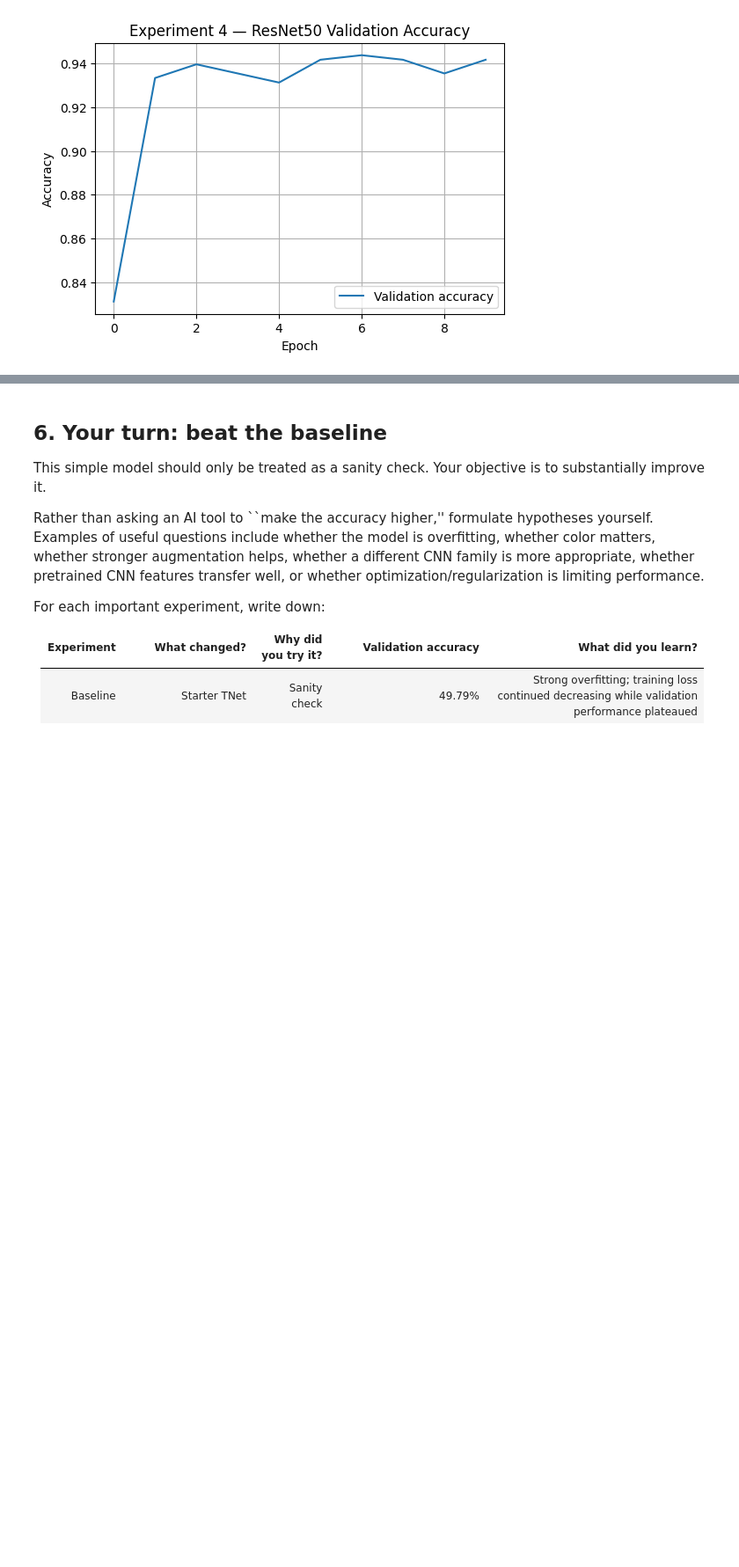
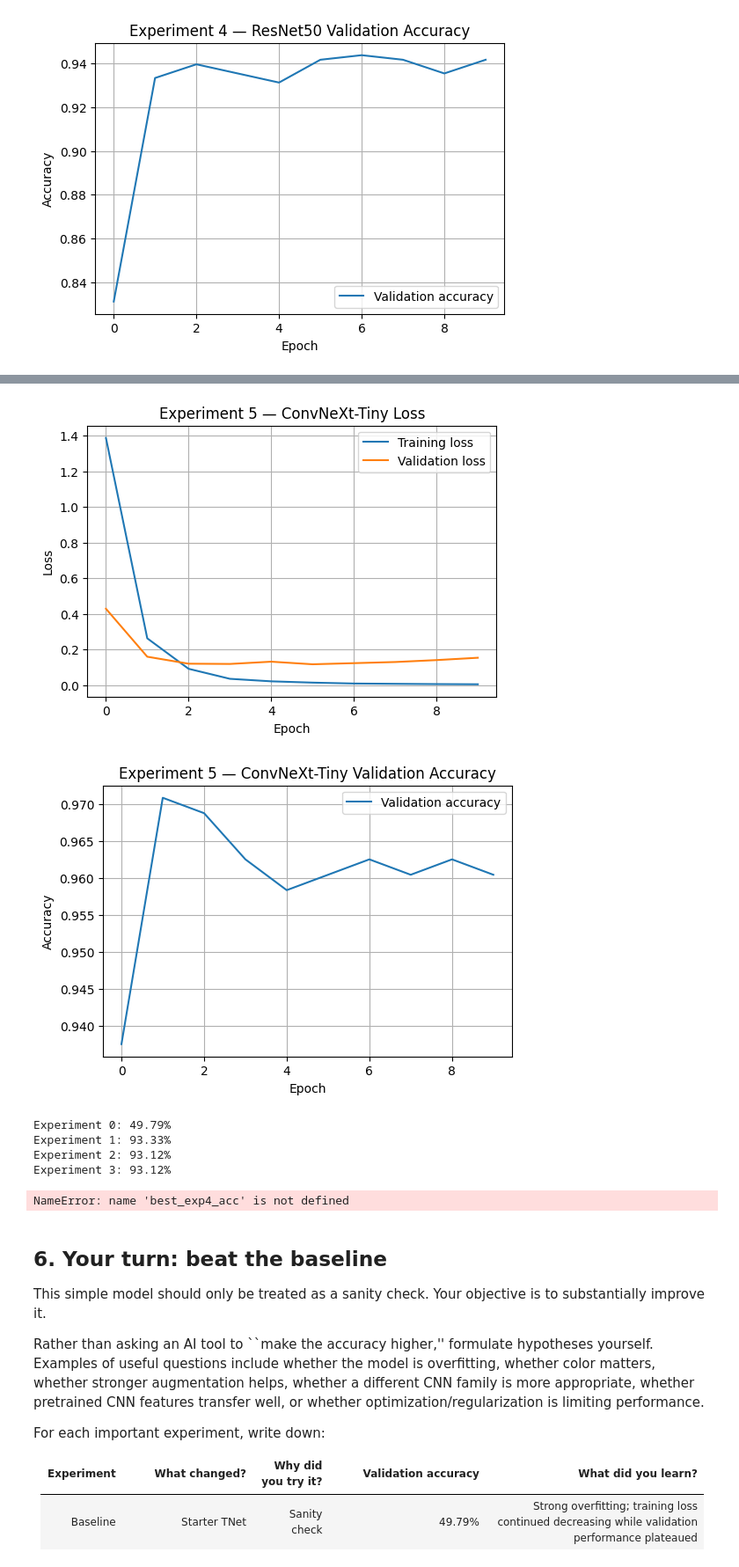
Before and after one commit to Lakshmi-Deepak-Chidagam/The_CNN_Challenge, a Jupyter notebook: ITCS_6169_8169_Assignment1_2026_Starter.ipynb, the cells around one changed output, grey strips where cells are left out. Shown at 88% size. Saved outputs shown, nothing was run; the diff lists cells and outputs as text; code cells hidden in the pictures; blank space fills up the shorter version.

Commit message:
Add files via upload
Evaluate ConvNeXt-Tiny

```diff
--- a/ITCS_6169_8169_Assignment1_2026_Starter.ipynb
+++ b/ITCS_6169_8169_Assignment1_2026_Starter.ipynb
@@ -1207,0 +1280,13 @@ plt.show()
+# %%
+# ============================================================
+# EXPERIMENT 5: Training
+# ============================================================
+
+exp5_model, exp5_history = train_model(
+    exp5_model,
+    exp1_train_loader,
+    exp1_val_loader,
+    exp5_optimizer,
+    epochs=10,
+    device=device
+)
@@ -1208,3 +1305,61 @@ plt.show()
+# %%
+# ============================================================
+# EXPERIMENT 5: Learning curves
+# ============================================================
+
+plt.figure(figsize=(6, 4))
+
+plt.plot(
+    exp5_history['train_loss'],
+    label='Training loss'
+)
+
+plt.plot(
+    exp5_history['val_loss'],
+    label='Validation loss'
+)
+
+plt.xlabel('Epoch')
+plt.ylabel('Loss')
+plt.title('Experiment 5 — ConvNeXt-Tiny Loss')
+plt.legend()
+plt.grid(True)
+plt.show()
+
+
+plt.figure(figsize=(6, 4))
+
+plt.plot(
+    exp5_history['val_acc'],
+    label='Validation accuracy'
+)
+
+plt.xlabel('Epoch')
+plt.ylabel('Accuracy')
+plt.title('Experiment 5 — ConvNeXt-Tiny Validation Accuracy')
+plt.legend()
+plt.grid(True)
+plt.show()
+
+
+best_exp5_acc = max(exp5_history['val_acc'])
+best_exp5_epoch = exp5_history['val_acc'].index(best_exp5_acc) + 1
+
+print(f"Experiment 0: 49.79%")
+print(f"Experiment 1: {best_exp1_acc * 100:.2f}%")
+print(f"Experiment 2: {best_exp2_acc * 100:.2f}%")
+print(f"Experiment 3: {best_exp3_acc * 100:.2f}%")
+print(f"Experiment 4: {best_exp4_acc * 100:.2f}%")
+print(f"Experiment 5: {best_exp5_acc * 100:.2f}%")
+print(f"Best Experiment 5 epoch: {best_exp5_epoch}")
+# %% [output]
+[figure, added]
+[figure, added]
+Experiment 0: 49.79%
+Experiment 1: 93.33%
+Experiment 2: 93.12%
+Experiment 3: 93.12%
+NameError: name 'best_exp4_acc' is not defined
 # %% [markdown]
 ## 6. Your turn: beat the baseline
 
```
Also changed, not shown: parts of 3 cells of this notebook.
